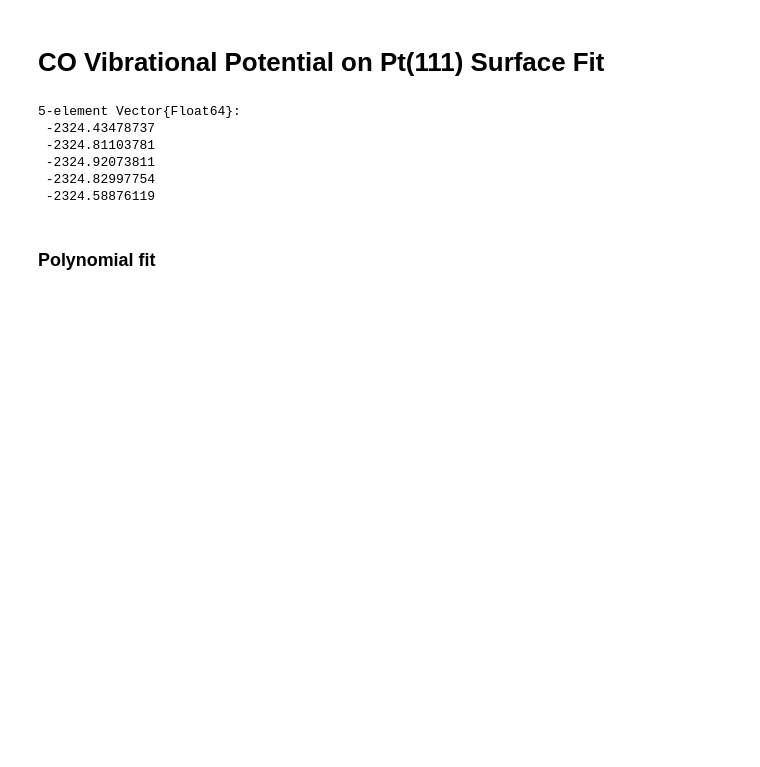
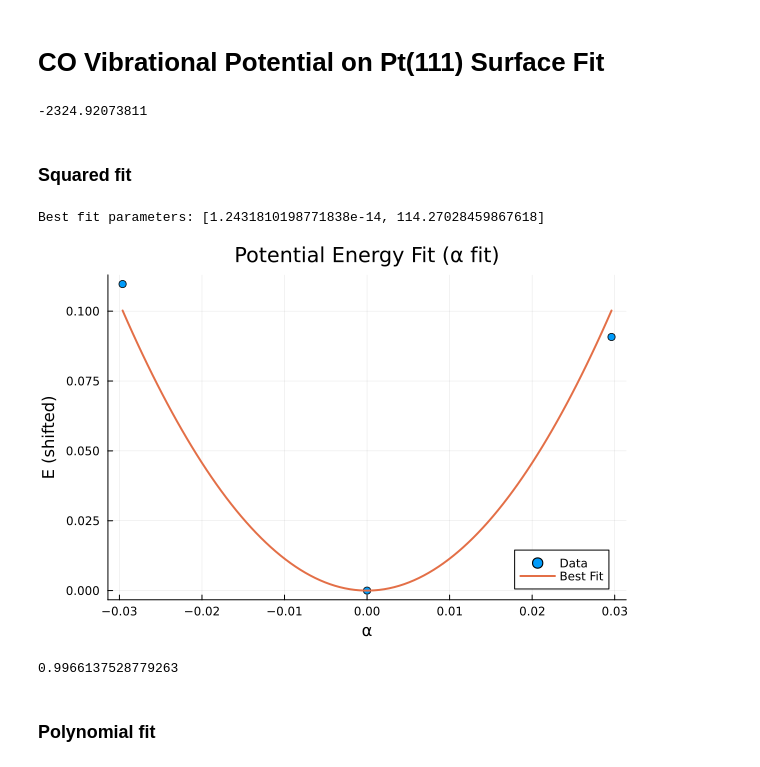
Before and after one commit to framere/SideProj, a Jupyter notebook: julia_test.ipynb, the cells around one changed output. Saved outputs shown, nothing was run; the diff lists cells and outputs as text; code cells hidden in the pictures; blank space fills up the shorter version.

```diff
--- a/julia_test.ipynb
+++ b/julia_test.ipynb
@@ -13,13 +13,43 @@ data = readdlm("potential_data", skipstart=1)
 
 x = data[:, 1]
 E = data[:, 2]
+E_min = minimum(E)
 # %% [output]
-5-element Vector{Float64}:
- -2324.43478737
- -2324.81103781
- -2324.92073811
- -2324.82997754
- -2324.58876119
+-2324.92073811
+# %% [markdown]
+### Squared fit
+# %%
+E_shifted = E .- E_min
+E_shifted = E_shifted[2:end-1]
+x_ax = [-0.029616460423217354, 0, 0.029616460423217354]
+
+# squared model
+model_squared(x, p) = p[1] .+ p[2] .* x .^2
+initial_params_squared = [0.0, 100.0]
+
+fit = curve_fit(model_squared, x_ax, E_shifted, initial_params_squared)
+best_fit_params = fit.param
+println("Best fit parameters: ", best_fit_params)
+
+x_plot = range(minimum(x_ax), stop=maximum(x_ax), length=100)
+scatter(x_ax, E_shifted, label="Data", xlabel="α", ylabel="E (shifted)", title="Potential Energy Fit (α fit)")
+plot!(x_plot, model_squared(x_plot, best_fit_params), label="Best Fit", linewidth=2)
+display(current())
+# %% [output]
+Best fit parameters: [1.2431810198771838e-14, 114.27028459867618]
+[figure, added]
+# %%
+# perform further calculations
+m = 13.585135873543415 # effective mass for the oscillation in units of atomic mass
+omega = 265.495409 * 1e-3 # convert meV to eV
+
+# E[eV]=0.5×103.64×m[u]×(0.4037)^2×(x[Angst])^2
+# E[eV]≈8.44×m[u]×(x[Angst])^2
+coeff = best_fit_params[2]
+
+factor = coeff / (8.44 * m)
+# %% [output]
+0.9966137528779263
 # %% [markdown]
 ### Polynomial fit
 # %%
```
Also changed, not shown: parts of 1 cell of this notebook, 1 other file.
